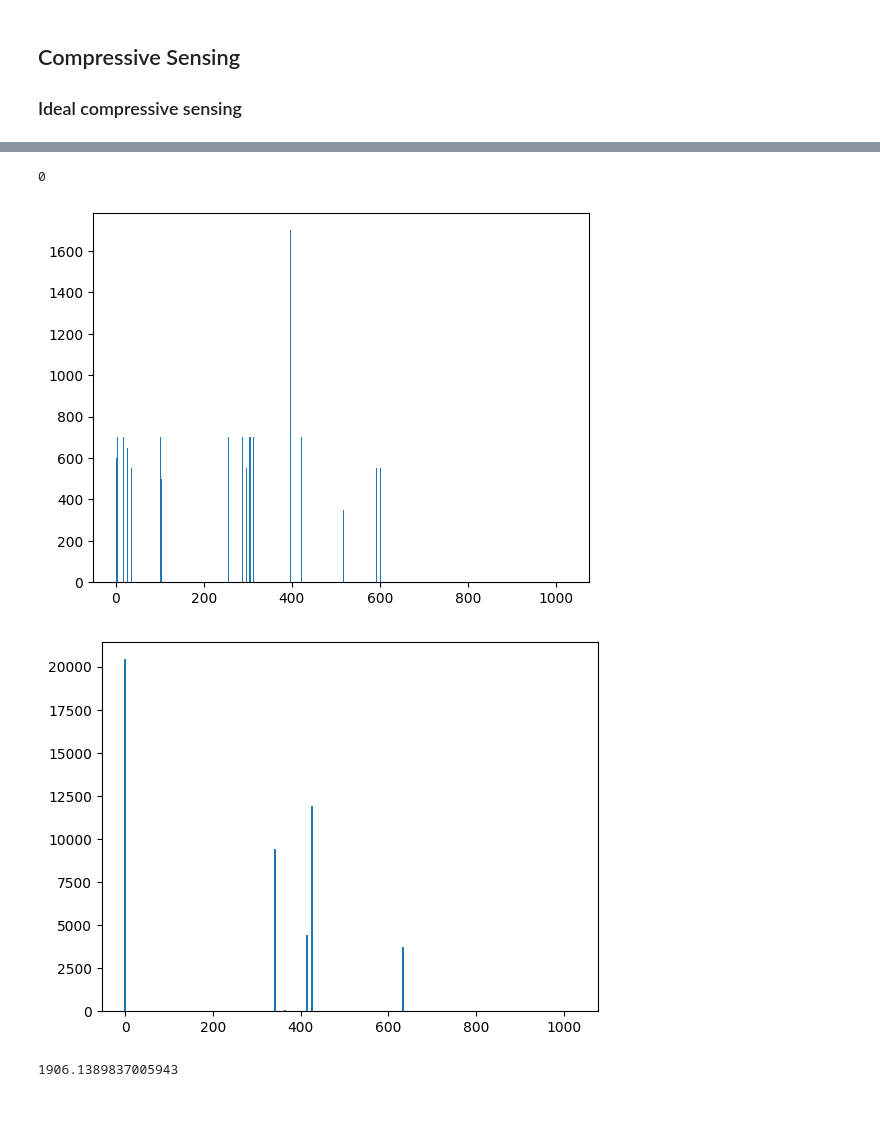
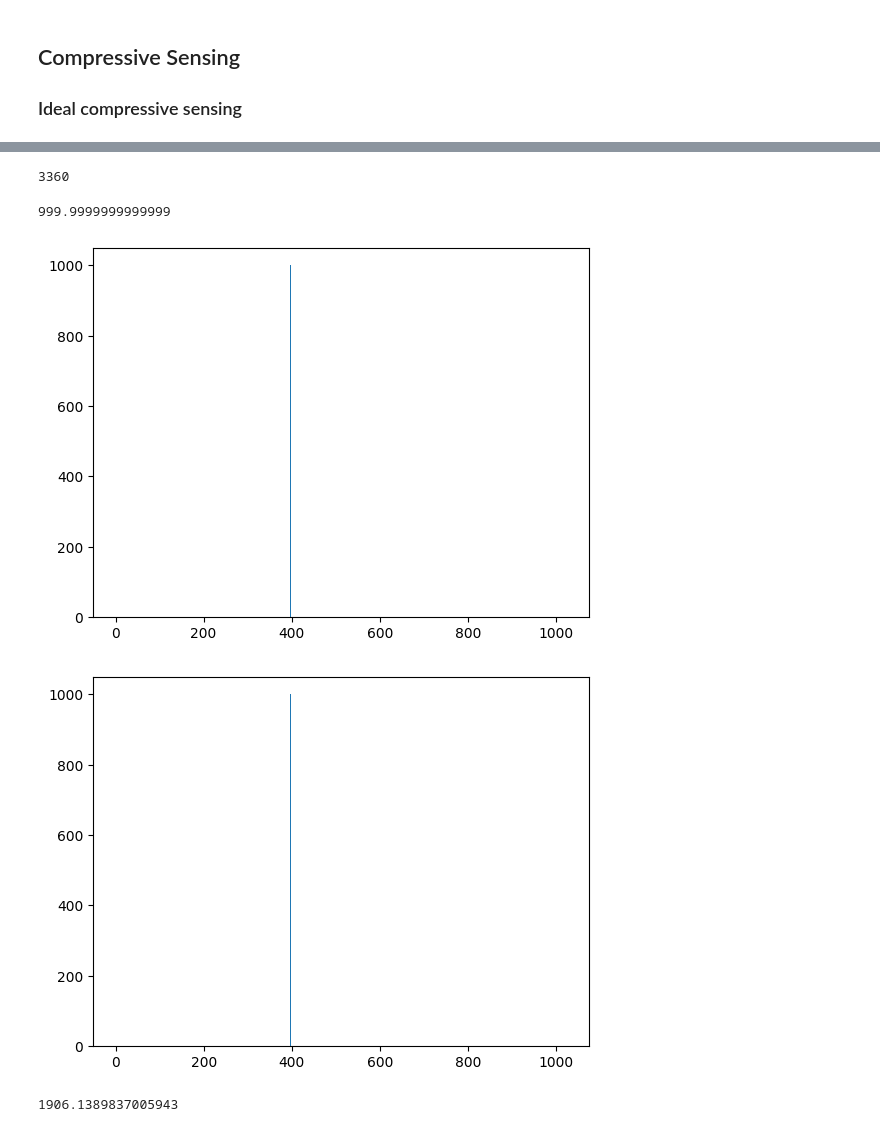
Before and after one commit to baptistechev/RL_CS, a Jupyter notebook: proof_of_concept.ipynb, the cells around one changed output, grey strips where cells are left out. Saved outputs shown, nothing was run; the diff lists cells and outputs as text; code cells hidden in the pictures.

Commit message:
sparsity for apprximate measurements

```diff
--- a/proof_of_concept.ipynb
+++ b/proof_of_concept.ipynb
@@ -43,7 +43,7 @@ def take_action(a,pos,ori):
 bad_states_list = [(1,0),(1,2),(4,4)]
 def evaluate_cost(pos):
     if pos in bad_states_list:
-        return -50
+        return 0
     if pos==(0,5):
         return 1000
     return 0
@@ -54,7 +54,7 @@ plt.matshow(possible_states, cmap=plt.cm.Blues)
 [figure]
 # %%
 def follow_sequence_actions(sequence,position,orientation):
-    cost = 700
+    cost = 0
     for action in sequence:
         if action==0 or is_valid(action,position,orientation):
             position,orientation = take_action(action,position,orientation)
@@ -116,6 +116,24 @@ def create_specific_patterns(mode1,mode2,size):
         for j in range(2):
             pats.append( [[1,1]]*mode1 + bin_to_pattern(str(i)) + [[1,1]]*(mode2-mode1-1) + bin_to_pattern(str(j)) + [[1,1]]*(size-mode1-(mode2-mode1-1)-2) )
     return pats
+# %%
+def create_specific_patterns3(mode1,mode2,mode3,size):
+    pats =[]
+    for i in range(2):
+        for j in range(2):
+            for k in range(2):
+                pats.append( [[1,1]]*mode1 + bin_to_pattern(str(i)) + [[1,1]]*(mode2-mode1-1) + bin_to_pattern(str(j)) + [[1,1]]*(mode3-(mode2-mode1-1)-mode1-2) + bin_to_pattern(str(k)) + [[1,1]]*(size -mode1-(mode2-mode1-1)-(mode3-(mode2-mode1-1)-mode1-2)-3) )
+    return pats
+# %%
+def create_specific_patterns4(mode1,mode2,mode3,mode4,size):
+    pats = []
+    temp_pats = create_specific_patterns3(mode1,mode2,mode3,size)
+    for p in temp_pats:
+        for k in range(2):
+            p_prime = copy.deepcopy(p)
+            p_prime[mode4] = bin_to_pattern(str(k))[0]
+            pats.append(p_prime)
+    return pats
 # %%
 def dev_pattern(pat):
     f = np.array([1])
@@ -135,18 +168,37 @@ y = np.array(Phi * np.matrix(possible_sequence_cost).T).T[0]
 # %%
-omp = OrthogonalMatchingPursuit(n_nonzero_coefs=20)
+#Triplets measurements
+all_pat = []
+y = []
+
+all_pat = []
+for i in range(10):
+    for j in range(i+1,10):
+        # all_pat += create_specific_patterns(i,j,10)
+        for k in range(j+1,10):
+            # all_pat += create_specific_patterns3(i,j,k,10)
+            for l in range(k+1,10):
+                all_pat += create_specific_patterns4(i,j,k,l,10)
+
+print(len(all_pat))
+
+Phi = np.array([dev_pattern(p) for p in all_pat])
+y = np.array(Phi * np.matrix(possible_sequence_cost).T).T[0]
+
+omp = OrthogonalMatchingPursuit(n_nonzero_coefs=30)
 omp.fit(Phi, y)
 coefficients = [ i if i>0 else 0 for i in omp.coef_]
 
 print(coefficients[397])
 
 plt.bar([i for i in np.arange(len(possible_sequence))],possible_sequence_cost,width=0.5)
 plt.show()
-plt.bar([i for i in np.arange(len(coefficients))],coefficients,width=5)
+plt.bar([i for i in np.arange(len(coefficients))],coefficients,width=1)
 plt.show()
 # %% [output]
-0
+3360
+999.9999999999999
-[figure, old version]
+[figure, new version]
-[figure, old version]
+[figure, new version]
 # %%
 #Random measurements
 cheat_Phi = np.random.rand(200,1024)
```
Also changed, not shown: parts of 6 cells of this notebook.
